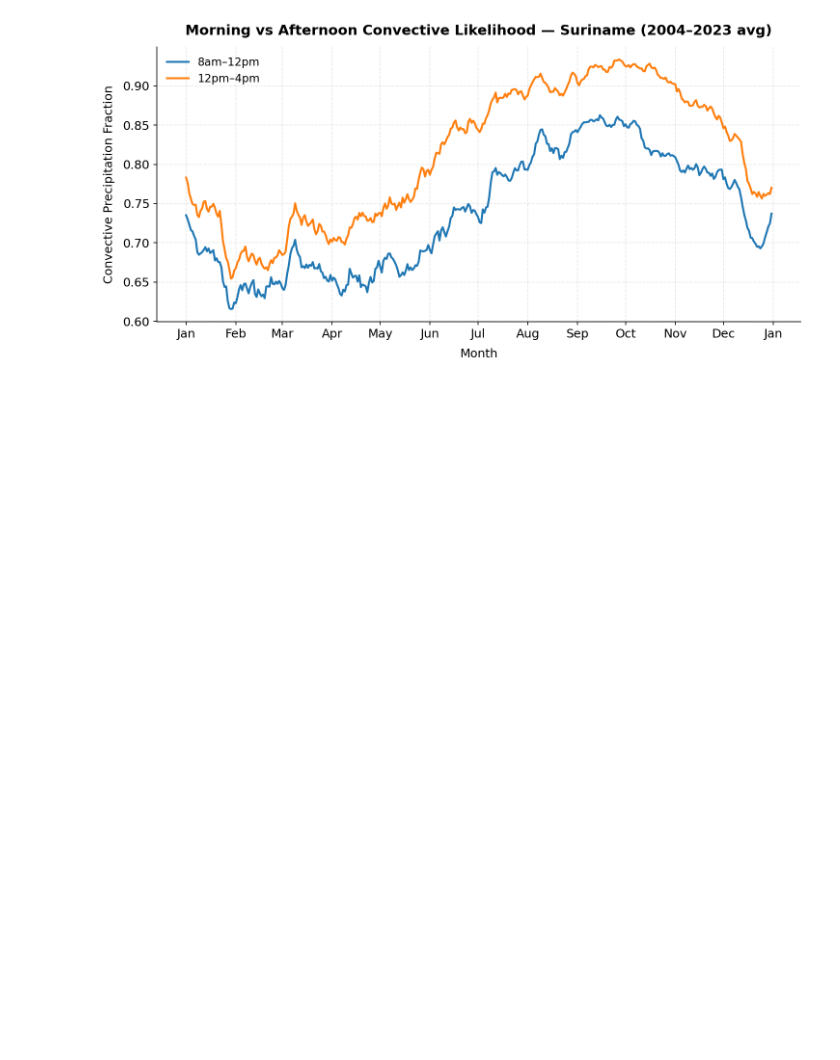
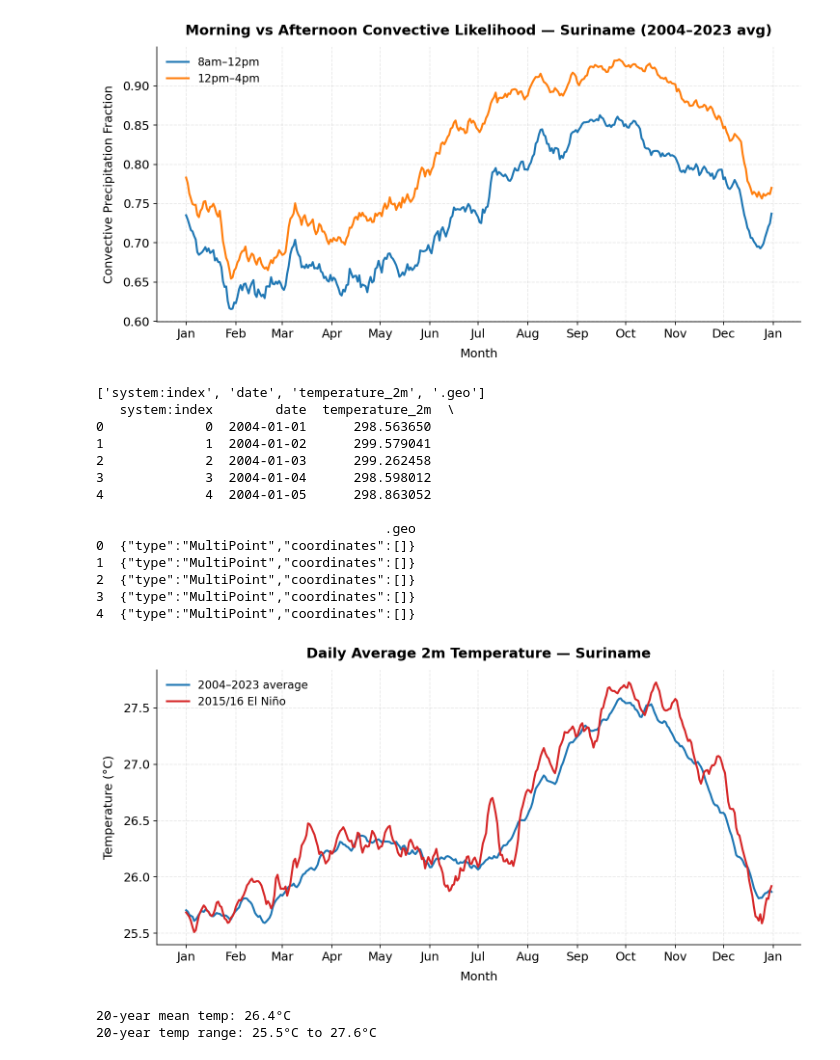
Before and after one commit to L1laBan3/Suriname-Mangrove-Project, a Jupyter notebook: InitialPlots.ipynb, the cells around one changed output. Drawn from its saved outputs; the diff is of its cells as text; code cells hidden in the pictures; blank space fills up the shorter version.

Commit message:
Daily Average Temperature

```diff
--- a/InitialPlots.ipynb
+++ b/InitialPlots.ipynb
@@ -259,3 +259,79 @@ plot_ampm('am_convective_fraction', 'pm_convective_fraction', 'Convective Precip
 [figure]
 [figure]
 [figure]
+# %%
+import pandas as pd
+
+df_temp = pd.read_csv("suriname_temp_2004_2023.csv")
+print(df_temp.columns.tolist())
+print(df_temp.head())
+
+import numpy as np
+import matplotlib.pyplot as plt
+import matplotlib.dates as mdates
+
+df_temp['date'] = pd.to_datetime(df_temp['date'])
+df_temp['year'] = df_temp['date'].dt.year
+df_temp['month_day'] = df_temp['date'].dt.strftime('%m-%d')
+
+# Convert Kelvin to Celsius
+temp_col = 'temperature_2m'  # adjust if the printed column name differs
+df_temp['temp_C'] = df_temp[temp_col] - 273.15
+
+# --- Climatology (all 20 years) and El Niño (2015+2016) ---
+climatology_temp = df_temp.groupby('month_day')['temp_C'].mean().reset_index()
+el_nino_temp = df_temp[df_temp['year'].isin([2015, 2016])].groupby('month_day')['temp_C'].mean().reset_index()
+
+climatology_temp['sort_key'] = pd.to_datetime('2020-' + climatology_temp['month_day'], format='%Y-%m-%d')
+climatology_temp = climatology_temp.sort_values('sort_key')
+
+el_nino_temp['sort_key'] = pd.to_datetime('2020-' + el_nino_temp['month_day'], format='%Y-%m-%d')
+el_nino_temp = el_nino_temp.sort_values('sort_key')
+
+def smooth(series, window=7):
+    return series.rolling(window=window, center=True, min_periods=1).mean()
+
+plt.rcParams.update({
+    'font.size': 12, 'axes.titlesize': 14, 'axes.titleweight': 'bold',
+    'axes.labelsize': 12, 'legend.fontsize': 11, 'figure.dpi': 150
+})
+
+fig, ax = plt.subplots(figsize=(10, 5))
+ax.plot(climatology_temp['sort_key'], smooth(climatology_temp['temp_C']),
+        color='#1f77b4', linewidth=2, label='2004–2023 average')
+ax.plot(el_nino_temp['sort_key'], smooth(el_nino_temp['temp_C']),
+        color='#d62728', linewidth=2, label='2015/16 El Niño')
+
+ax.set_xlabel('Month', labelpad=8)
+ax.set_ylabel('Temperature (°C)', labelpad=8)
+ax.set_title('Daily Average 2m Temperature — Suriname', pad=12)
+ax.xaxis.set_major_locator(mdates.MonthLocator())
+ax.xaxis.set_major_formatter(mdates.DateFormatter('%b'))
+ax.grid(True, alpha=0.3, linestyle='--')
+ax.spines['top'].set_visible(False)
+ax.spines['right'].set_visible(False)
+ax.legend(frameon=False, loc='upper left')
+plt.tight_layout()
+plt.savefig('plot_temperature.png', dpi=200, bbox_inches='tight')
+plt.show()
+
+print(f"20-year mean temp: {climatology_temp['temp_C'].mean():.1f}°C")
+print(f"20-year temp range: {climatology_temp['temp_C'].min():.1f}°C to {climatology_temp['temp_C'].max():.1f}°C")
+# %% [output]
+['system:index', 'date', 'temperature_2m', '.geo']
+   system:index        date  temperature_2m  \
+0             0  2004-01-01      298.563650
+1             1  2004-01-02      299.579041
+2             2  2004-01-03      299.262458
+3             3  2004-01-04      298.598012
+4             4  2004-01-05      298.863052
+
+                                     .geo
+0  {"type":"MultiPoint","coordinates":[]}
+1  {"type":"MultiPoint","coordinates":[]}
+2  {"type":"MultiPoint","coordinates":[]}
+3  {"type":"MultiPoint","coordinates":[]}
+4  {"type":"MultiPoint","coordinates":[]}
+[figure, added]
+20-year mean temp: 26.4°C
+20-year temp range: 25.5°C to 27.6°C
```
Also changed, not shown: parts of 1 cell of this notebook, 3 other files.
